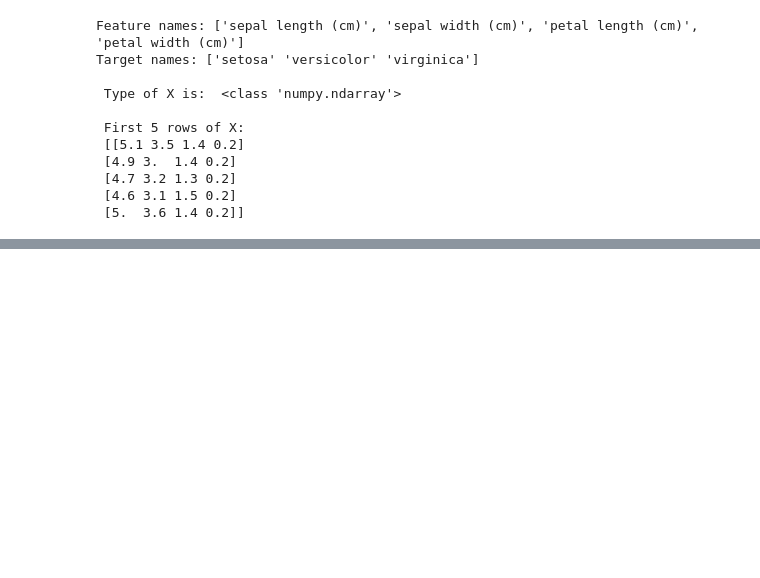
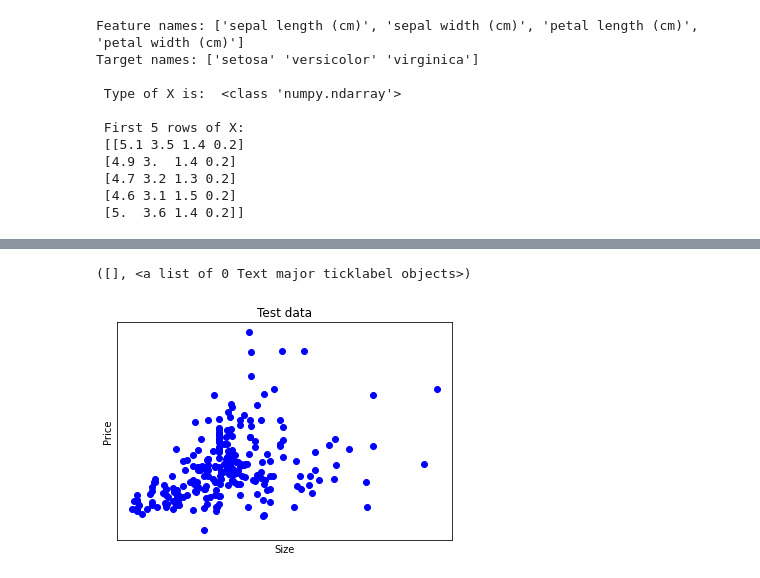
Before and after one commit to Njeri-Gitome/DS_Track, a Jupyter notebook: Machine_Learning_Regression.ipynb, the cells around one changed output, grey strips where cells are left out. Cells and saved outputs as stored; diff of their text form; code cells hidden in the pictures; blank space fills up the shorter version.

```diff
--- a/Machine_Learning_Regression.ipynb
+++ b/Machine_Learning_Regression.ipynb
@@ -351,0 +406,28 @@ from sklearn.model_selection import train_test_split
+# %%
+#Load CSV and columns
+df =pd.read_csv("Housing.csv")
+
+X = df['lotsize']
+y =df['price']
+
+X = X.values.reshape(len(X),1)
+y = y.values.reshape(len(X),1)
+
+#Split the data into training and testing test
+X_train = X[:-250]
+X_test = X[-250:]
+
+#Splot the targets into training/testing sets
+y_train = y[:-250]
+y_test = y[-250:]
+# %%
+#plotting the outputs
+plt.scatter(X_test, y_test, color ='blue')
+plt.title('Test data')
+plt.xlabel('Size')
+plt.ylabel('Price')
+plt.xticks(())
+plt.yticks(())
+# %% [output]
+([], <a list of 0 Text major ticklabel objects>)
+[figure, added]
```
Also changed, not shown: parts of 12 cells of this notebook.
